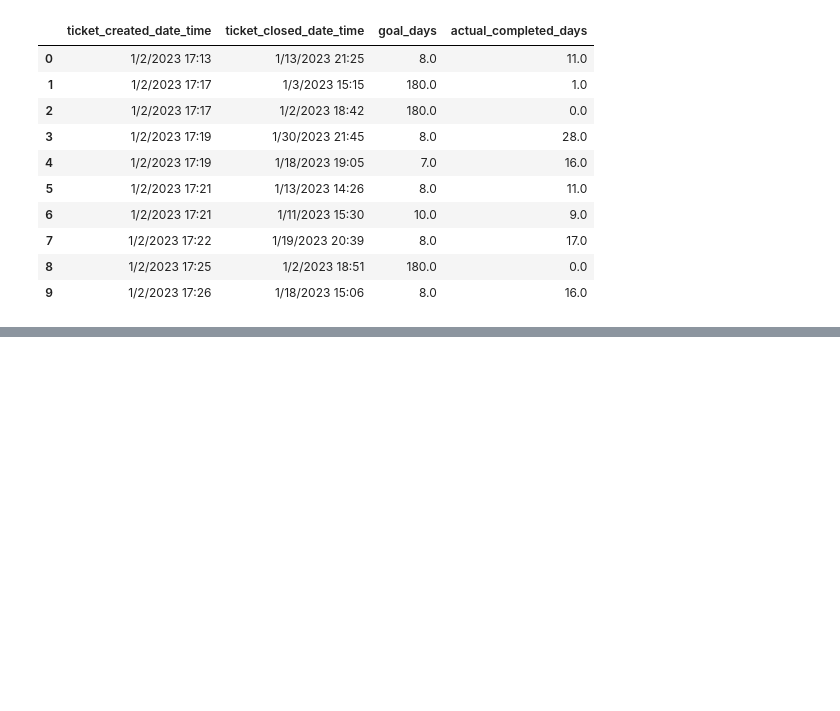
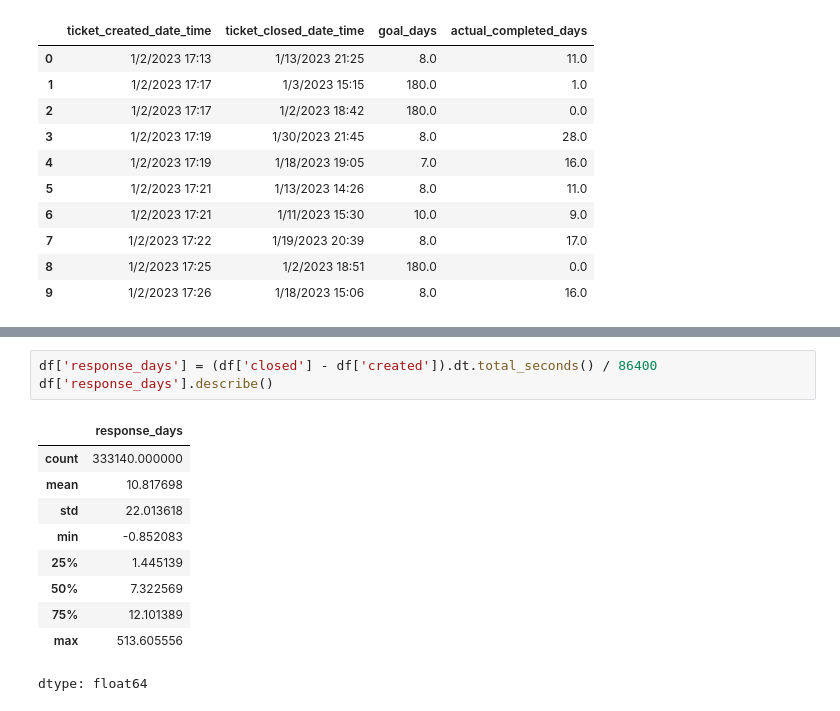
Before and after one commit to Crayon897/miami-dade-311-analysis, a Jupyter notebook: 311_analysis.ipynb, the cells around one changed output, grey strips where cells are left out. Drawn from its saved outputs; the diff is of its cells as text; blank space fills up the shorter version.

```diff
--- a/311_analysis.ipynb
+++ b/311_analysis.ipynb
@@ -112,0 +122,14 @@ df[['ticket_created_date_time', 'ticket_closed_date_time', 'goal_days', 'actual_
+# %%
+df['response_days'] = (df['closed'] - df['created']).dt.total_seconds() / 86400
+df['response_days'].describe()
+# %% [output]
+|  | response_days |
+| count | 333140.000000 |
+| mean | 10.817698 |
+| std | 22.013618 |
+| min | -0.852083 |
+| 25% | 1.445139 |
+| 50% | 7.322569 |
+| 75% | 12.101389 |
+| max | 513.605556 |
+dtype: float64
```
Also changed, not shown: parts of 5 cells of this notebook.
